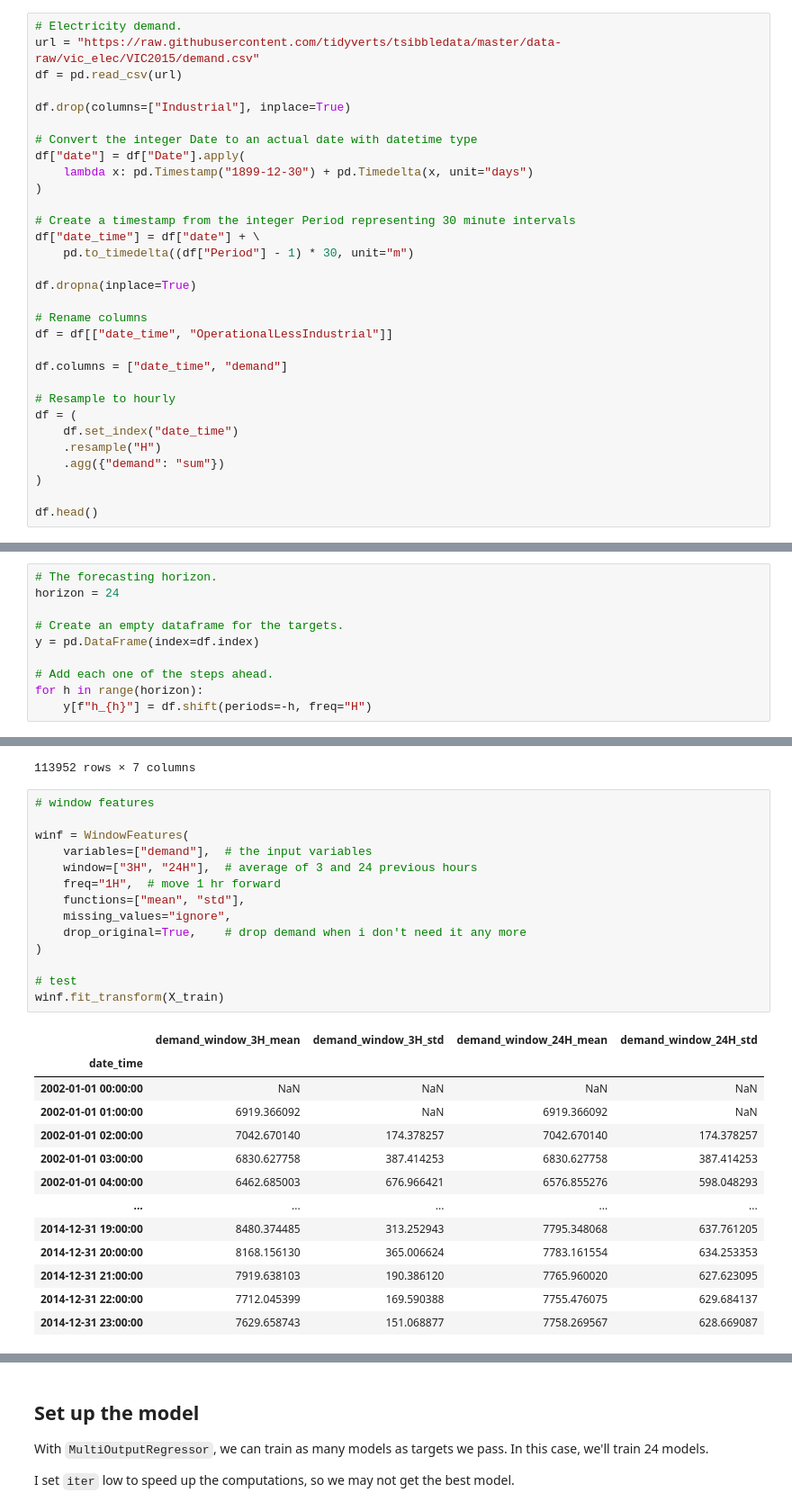
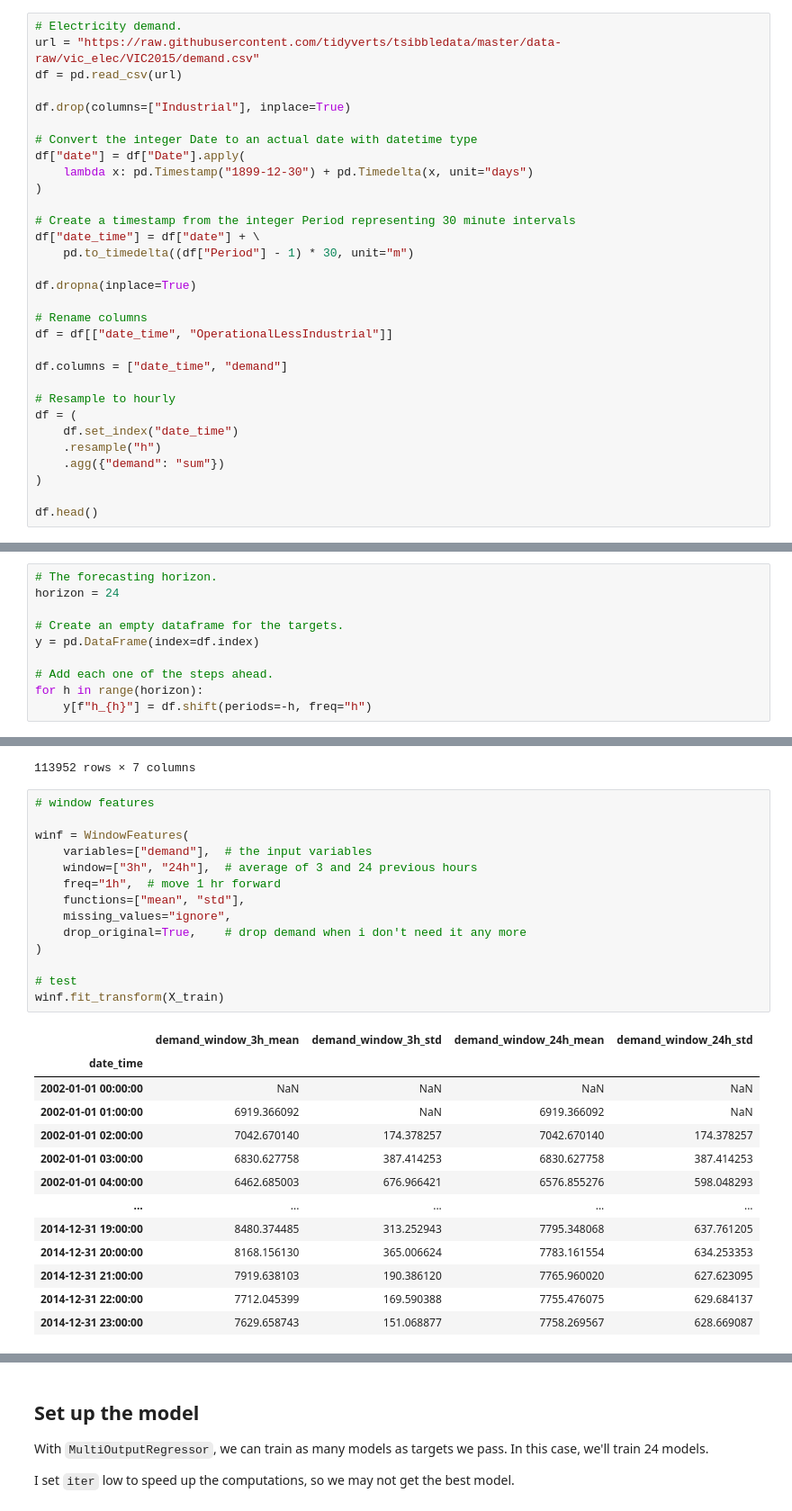
Before and after one commit to trainindata/forecasting-with-machine-learning, a Jupyter notebook: 02-multistep-forecasting/05-direct-forecasting-sklearn.ipynb, the cells around one changed output, grey strips where cells are left out. Shown at 90% size. Cells and saved outputs as stored; diff of their text form.

```diff
--- a/02-multistep-forecasting/05-direct-forecasting-sklearn.ipynb
+++ b/02-multistep-forecasting/05-direct-forecasting-sklearn.ipynb
@@ -57,7 +62,7 @@ df.columns = ["date_time", "demand"]
 # Resample to hourly
 df = (
     df.set_index("date_time")
-    .resample("H")
+    .resample("h")
     .agg({"demand": "sum"})
 )
 
@@ -105,7 +110,7 @@ y = pd.DataFrame(index=df.index)
 
 # Add each one of the steps ahead.
 for h in range(horizon):
-    y[f"h_{h}"] = df.shift(periods=-h, freq="H")
+    y[f"h_{h}"] = df.shift(periods=-h, freq="h")
 # %%
 # Each column represents one of the targets.
 # Each target represents the number of steps ahead.
@@ -216,19 +221,19 @@ lagf.fit_transform(X_train)
 # %%
 # window features
 
 winf = WindowFeatures(
     variables=["demand"],  # the input variables
-    window=["3H", "24H"],  # average of 3 and 24 previous hours
-    freq="1H",  # move 1 hr forward
+    window=["3h", "24h"],  # average of 3 and 24 previous hours
+    freq="1h",  # move 1 hr forward
     functions=["mean", "std"],
     missing_values="ignore",
     drop_original=True,    # drop demand when i don't need it any more
 )
 
 # test
 winf.fit_transform(X_train)
 # %% [output]
-|  | demand_window_3H_mean | demand_window_3H_std | demand_window_24H_mean | demand_window_24H_std |
+|  | demand_window_3h_mean | demand_window_3h_std | demand_window_24h_mean | demand_window_24h_std |
 | date_time |  |  |  |  |
 | 2002-01-01 00:00:00 | NaN | NaN | NaN | NaN |
 | 2002-01-01 01:00:00 | 6919.366092 | NaN | 6919.366092 | NaN |
```
Also changed, not shown: parts of 9 cells of this notebook, 4 other files.
